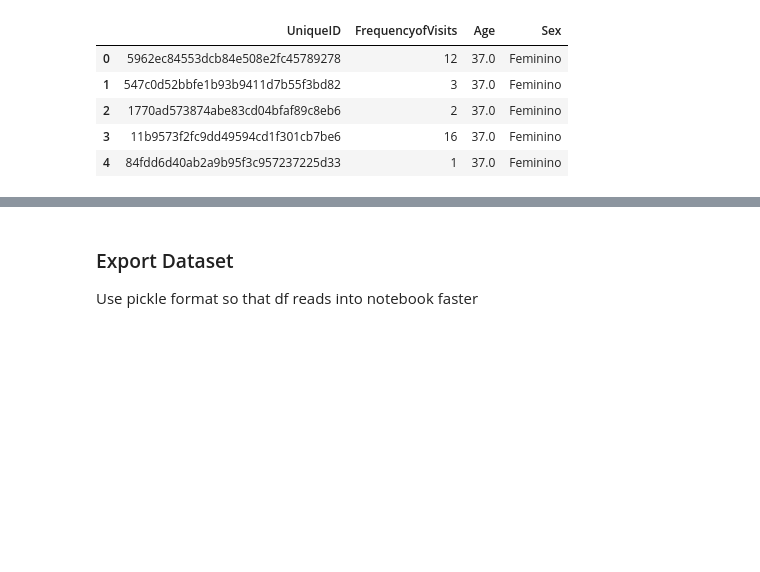
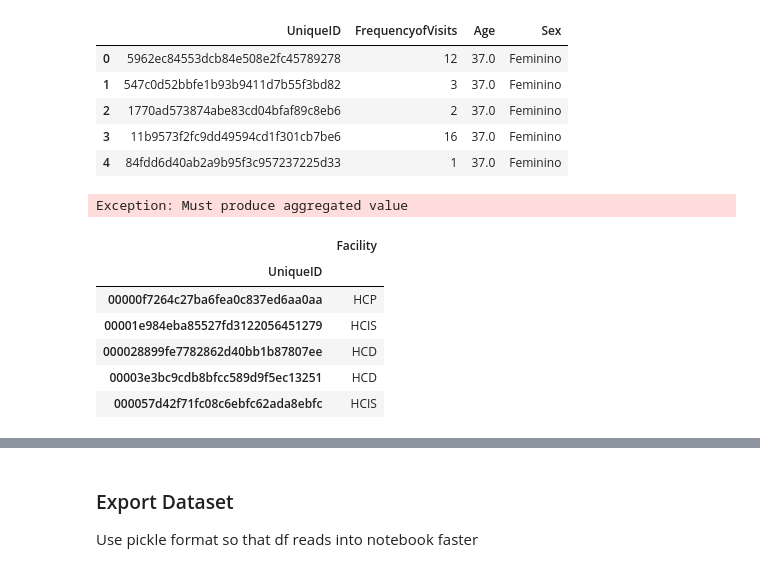
Before and after one commit to crsimmons1/JdMS, a Jupyter notebook: DataCleaning.ipynb, the cells around one changed output, grey strips where cells are left out. Drawn from its saved outputs; the diff is of its cells as text; code cells hidden in the pictures; blank space fills up the shorter version.

```diff
--- a/DataCleaning.ipynb
+++ b/DataCleaning.ipynb
@@ -266,8 +266,19 @@ customers.head()
 | 3 | 11b9573f2fc9dd49594cd1f301cb7be6 | 16 | 37.0 | Feminino |
 | 4 | 84fdd6d40ab2a9b95f3c957237225d33 | 1 | 37.0 | Feminino |
 # %%
-modes = data.groupby("UniqueID",as_index=False)[["Facility","Payer","SpecificService","CategoryofService"]].agg(
-    pd.Series.mode).to_frame()
+modes = data.groupby("UniqueID")[["Facility","Payer","SpecificService","CategoryofService"]].agg(pd.Series.mode).to_frame()
+# %% [output]
+Exception: Must produce aggregated value
+# %%
+modes.head()
+# %% [output]
+|  | Facility |
+| UniqueID |  |
+| 00000f7264c27ba6fea0c837ed6aa0aa | HCP |
+| 00001e984eba85527fd3122056451279 | HCIS |
+| 000028899fe7782862d40bb1b87807ee | HCD |
+| 00003e3bc9cdb8bfcc589d9f5ec13251 | HCD |
+| 000057d42f71fc08c6ebfc62ada8ebfc | HCIS |
 # %%
 customers = pd.merge(customers, modes, left_on='UniqueID', right_on='UniqueID', how='inner')
 # %%
```
Also changed, not shown: parts of 1 cell of this notebook.
